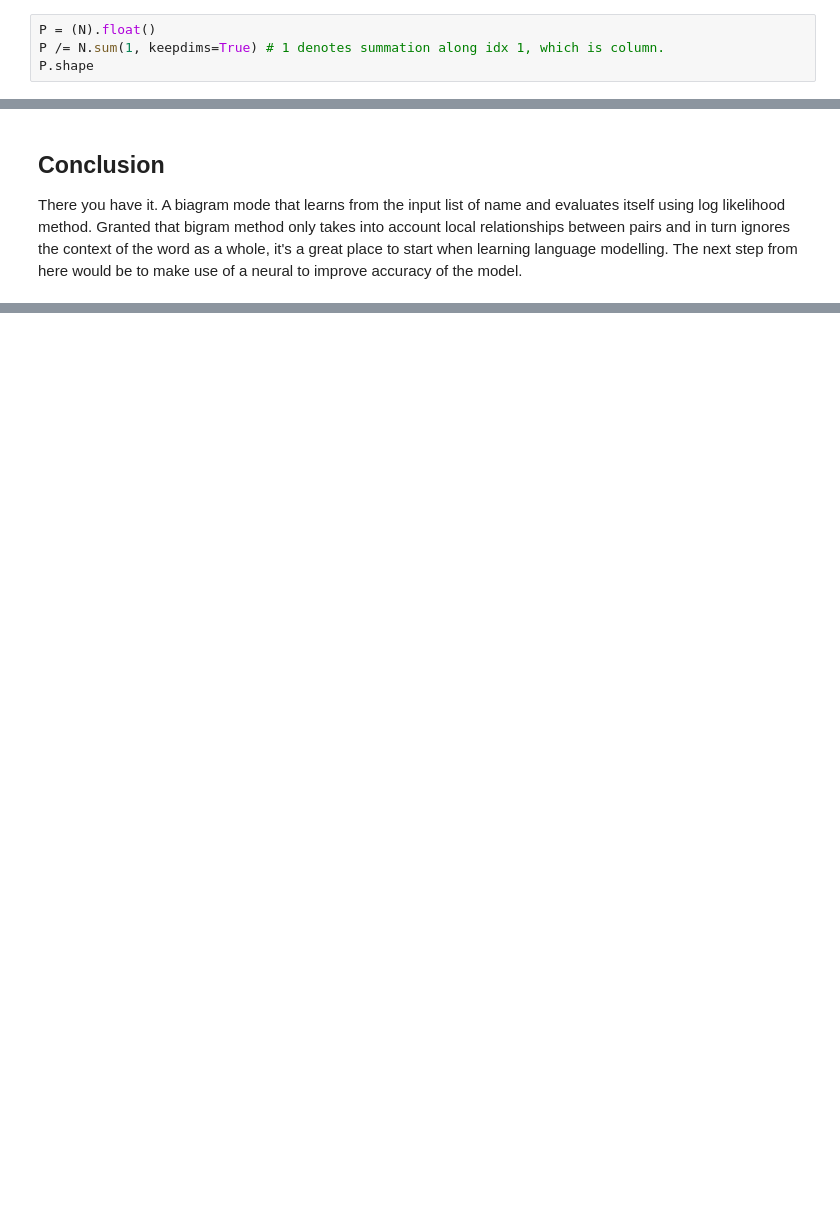
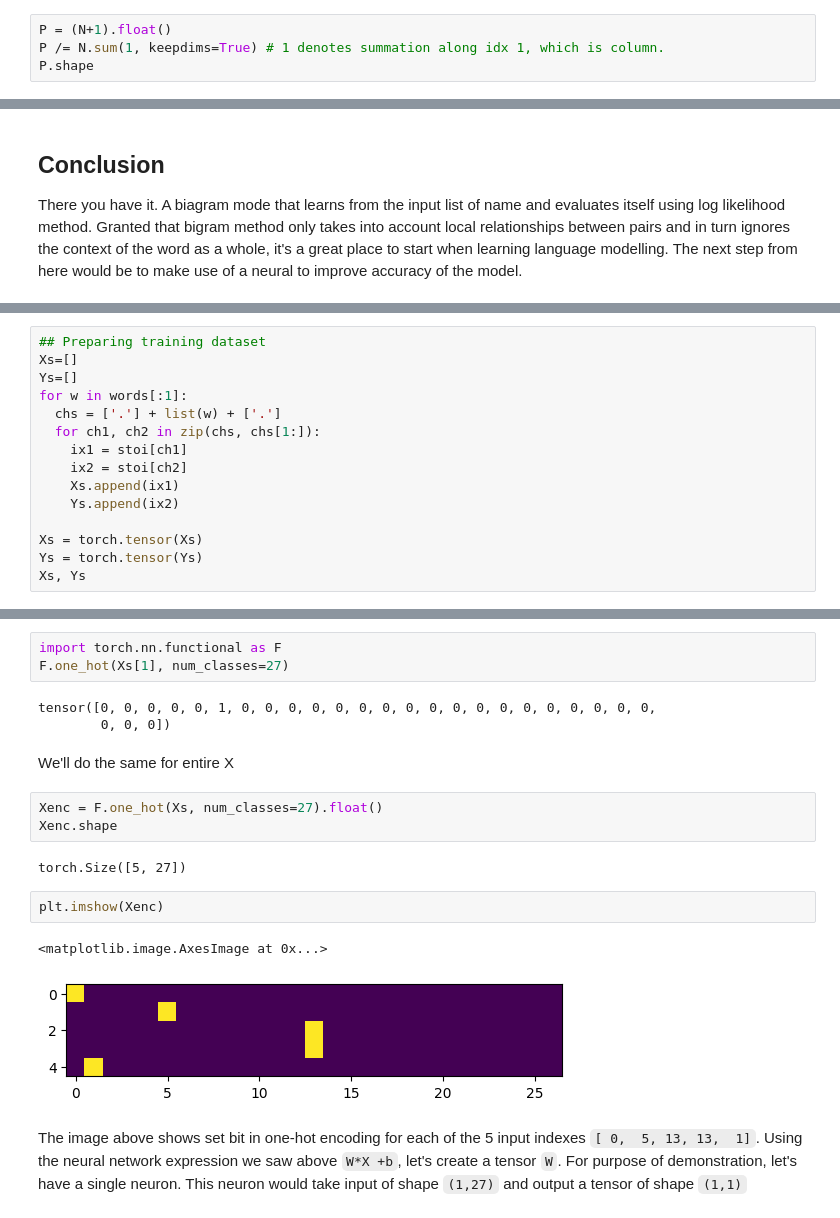
Before and after one commit to Worm4047/from-scratch-bigram, a Jupyter notebook: bigram_language_modelling.ipynb, the cells around one changed output, grey strips where cells are left out. Drawn from its saved outputs; the diff is of its cells as text; blank space fills up the shorter version.

Commit message:
Update bigram to make use of neural networks

```diff
--- a/bigram_language_modelling.ipynb
+++ b/bigram_language_modelling.ipynb
@@ -177,7 +177,7 @@ gen = torch.Generator().manual_seed(2147483647) # We'll use generator with a see
 # %% [markdown]
 Now we know how to get `num_samples` from a probability distribution `p`. Next we'll convert the tensor `N` from frequency distribution to probability distribution. Since `N` is a 2D tensor of shape `(27, 27)`, to normalize it we'll need to divide each element `N[i, j]` by `SUM(N[i])`
 # %%
-P = (N).float()
+P = (N+1).float()
 P /= N.sum(1, keepdims=True) # 1 denotes summation along idx 1, which is column.
 P.shape
 # %% [output]
@@ -328,0 +358,15 @@ There you have it. A biagram mode that learns from the input list of name and  e
+# %%
+## Preparing training dataset
+Xs=[]
+Ys=[]
+for w in words[:1]:
+  chs = ['.'] + list(w) + ['.']
+  for ch1, ch2 in zip(chs, chs[1:]):
+    ix1 = stoi[ch1]
+    ix2 = stoi[ch2]
+    Xs.append(ix1)
+    Ys.append(ix2)
+
+Xs = torch.tensor(Xs)
+Ys = torch.tensor(Ys)
+Xs, Ys
@@ -328,0 +380,20 @@ There you have it. A biagram mode that learns from the input list of name and  e
+# %%
+import torch.nn.functional as F
+F.one_hot(Xs[1], num_classes=27)
+# %% [output]
+tensor([0, 0, 0, 0, 0, 1, 0, 0, 0, 0, 0, 0, 0, 0, 0, 0, 0, 0, 0, 0, 0, 0, 0, 0,
+        0, 0, 0])
+# %% [markdown]
+We'll do the same for entire X
+# %%
+Xenc = F.one_hot(Xs, num_classes=27).float()
+Xenc.shape
+# %% [output]
+torch.Size([5, 27])
+# %%
+plt.imshow(Xenc)
+# %% [output]
+<matplotlib.image.AxesImage at 0x...>
+[figure, added]
+# %% [markdown]
+The image above shows set bit in one-hot encoding for each of the 5 input indexes `[ 0,  5, 13, 13,  1]`. Using the neural network expression we saw above `W*X +b`, let's create a tensor `W`. For purpose of demonstration, let's have a single neuron. This neuron would take input of shape `(1,27)` and output a tensor of shape `(1,1)`
```
Also changed, not shown: parts of 23 cells of this notebook.
